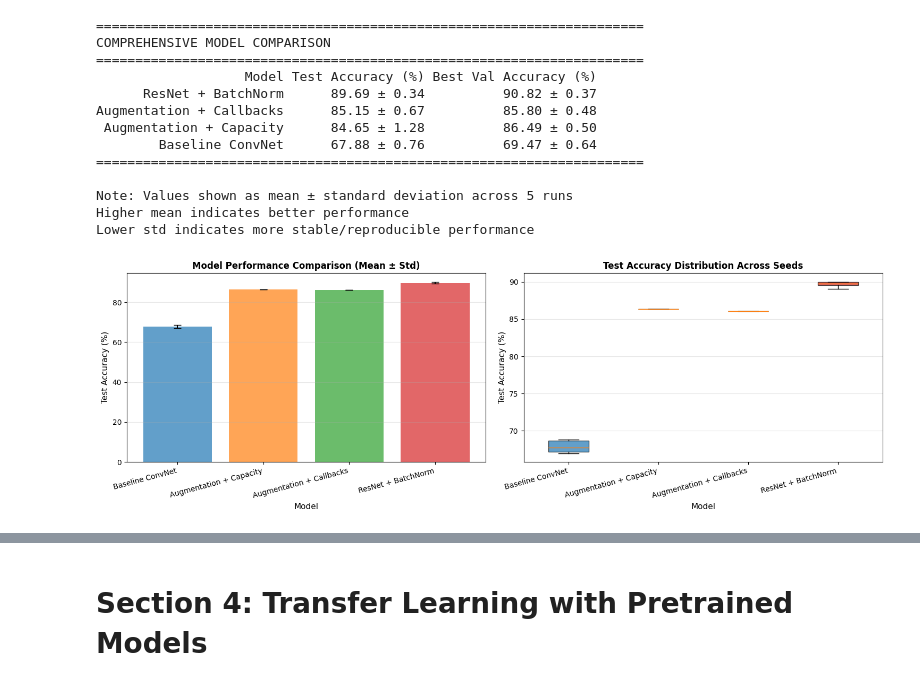
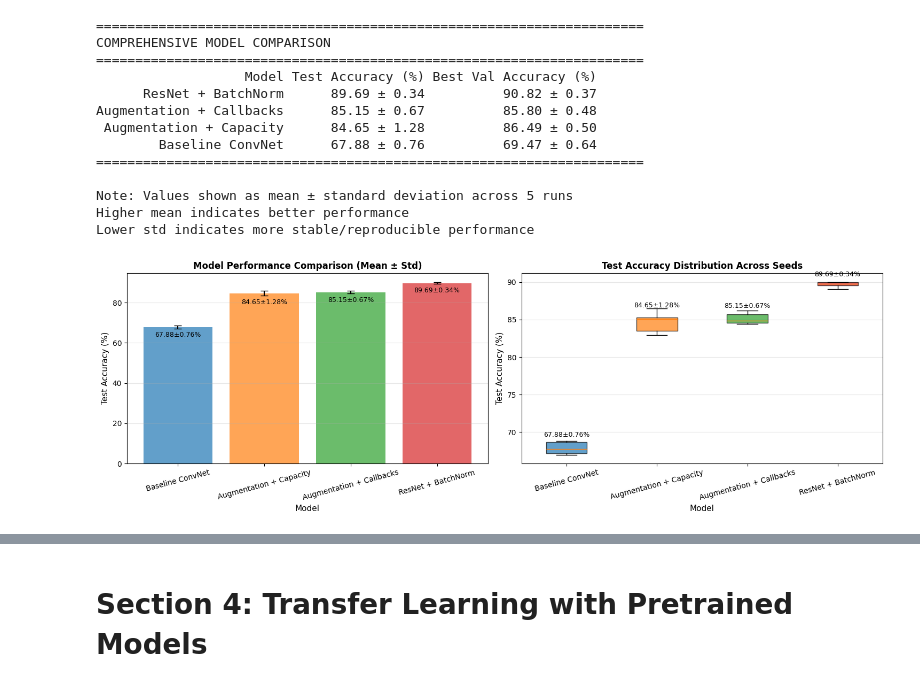
Before and after one commit to peaceman-per/S3-Neural-Networks-Coursework-2, a Jupyter notebook: CIFAR10_Neural_Networks_Coursework.ipynb, the cells around one changed output, grey strips where cells are left out. Drawn from its saved outputs; the diff is of its cells as text; code cells hidden in the pictures.

```diff
--- a/CIFAR10_Neural_Networks_Coursework.ipynb
+++ b/CIFAR10_Neural_Networks_Coursework.ipynb
@@ -1706,38 +1701,44 @@ Lower std indicates more stable/reproducible performance
 # %%
 # Visualize results comparison
 fig, (ax1, ax2) = plt.subplots(1, 2, figsize=(15, 5))
 
 # Bar plot with error bars
-model_names = [r['name'] for r in results]
-test_means = [r['test_mean'] * 100 for r in results]
-test_stds = [r['test_std'] * 100 for r in results]
+model_names = [r['name'] for r in robust_results]
+test_means = [r['test_mean'] * 100 for r in robust_results]
+test_stds = [r['test_std'] * 100 for r in robust_results]
 
 x_pos = np.arange(len(model_names))
 ax1.bar(x_pos, test_means, yerr=test_stds, capsize=5, alpha=0.7,
         color=['#1f77b4', '#ff7f0e', '#2ca02c', '#d62728'])
 ax1.set_xlabel('Model', fontsize=11)
 ax1.set_ylabel('Test Accuracy (%)', fontsize=11)
 ax1.set_title('Model Performance Comparison (Mean ± Std)', fontsize=12, fontweight='bold')
 ax1.set_xticks(x_pos)
-ax1.set_xticklabels(model_names, rotation=15, ha='right')
+ax1.set_xticklabels(model_names, rotation=15, ha='center')
 ax1.grid(axis='y', alpha=0.3)
+# add value labels on top of bars
+for i, (mean, std) in enumerate(zip(test_means, test_stds)):
+    ax1.text(i, mean - std - 5, f"{mean:.2f}±{std:.2f}%", ha='center', va='bottom', fontsize=9)
+
 
 # Box plot showing distribution
-test_acc_data = [np.array(r['test_accuracies']) * 100 for r in results]
-bp = ax2.boxplot(test_acc_data, labels=model_names, patch_artist=True)
+test_acc_data = [np.array(r['test_accuracies']) * 100 for r in robust_results]
+bp = ax2.boxplot(test_acc_data, tick_labels=model_names, patch_artist=True)
 for patch, color in zip(bp['boxes'], ['#1f77b4', '#ff7f0e', '#2ca02c', '#d62728']):
     patch.set_facecolor(color)
     patch.set_alpha(0.7)
 ax2.set_xlabel('Model', fontsize=11)
 ax2.set_ylabel('Test Accuracy (%)', fontsize=11)
 ax2.set_title('Test Accuracy Distribution Across Seeds', fontsize=12, fontweight='bold')
-ax2.set_xticklabels(model_names, rotation=15, ha='right')
+ax2.set_xticklabels(model_names, rotation=15, ha='center', )
 ax2.grid(axis='y', alpha=0.3)
+for i, (mean, std) in enumerate(zip(test_means, test_stds)):
+    ax2.text(i + 1, mean + std + 0.5, f"{mean:.2f}±{std:.2f}%", ha='center', va='bottom', fontsize=9)
 
 plt.tight_layout()
 plt.show()
 # %% [output]
-[figure, old version]
+[figure, new version]
 # %% [markdown]
 ### Discussion of Results
 
```
Also changed, not shown: parts of 11 cells of this notebook.
